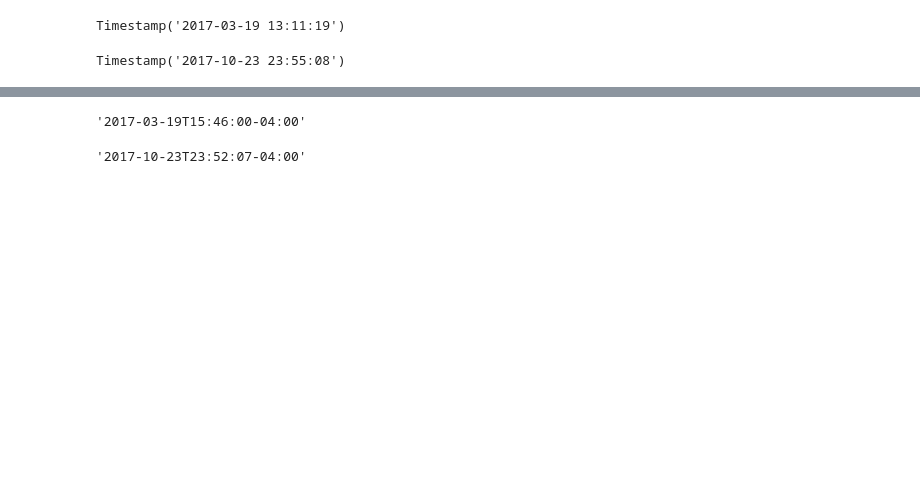
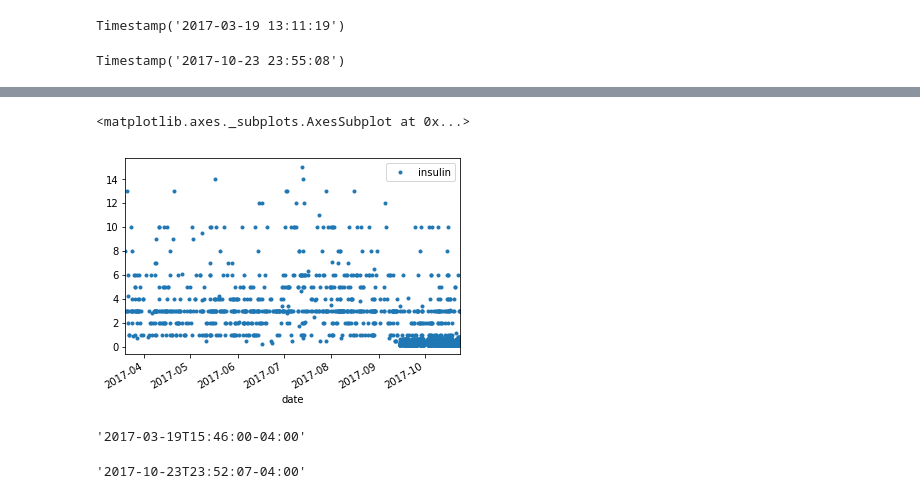
Before and after one commit to niuguy/bgprophet, a Jupyter notebook: preprocessing-Copy1.ipynb, the cells around one changed output, grey strips where cells are left out. Saved outputs shown, nothing was run; the diff lists cells and outputs as text; code cells hidden in the pictures; blank space fills up the shorter version.

```diff
--- a/preprocessing-Copy1.ipynb
+++ b/preprocessing-Copy1.ipynb
@@ -94,3 +117,8 @@ df_treat= df_treat[['created_at','timestamp','eventType', 'absolute', 'rate', 'd
+# %%
+df_treat[df_treat.eventType == 'Correction Bolus'].plot(y='insulin', style='.')
+# %% [output]
+<matplotlib.axes._subplots.AxesSubplot at 0x...>
+[figure, added]
 # %%
 df_treat['created_at'].min()
 # %% [output]
```
Also changed, not shown: parts of 24 cells of this notebook, 8 other files.
